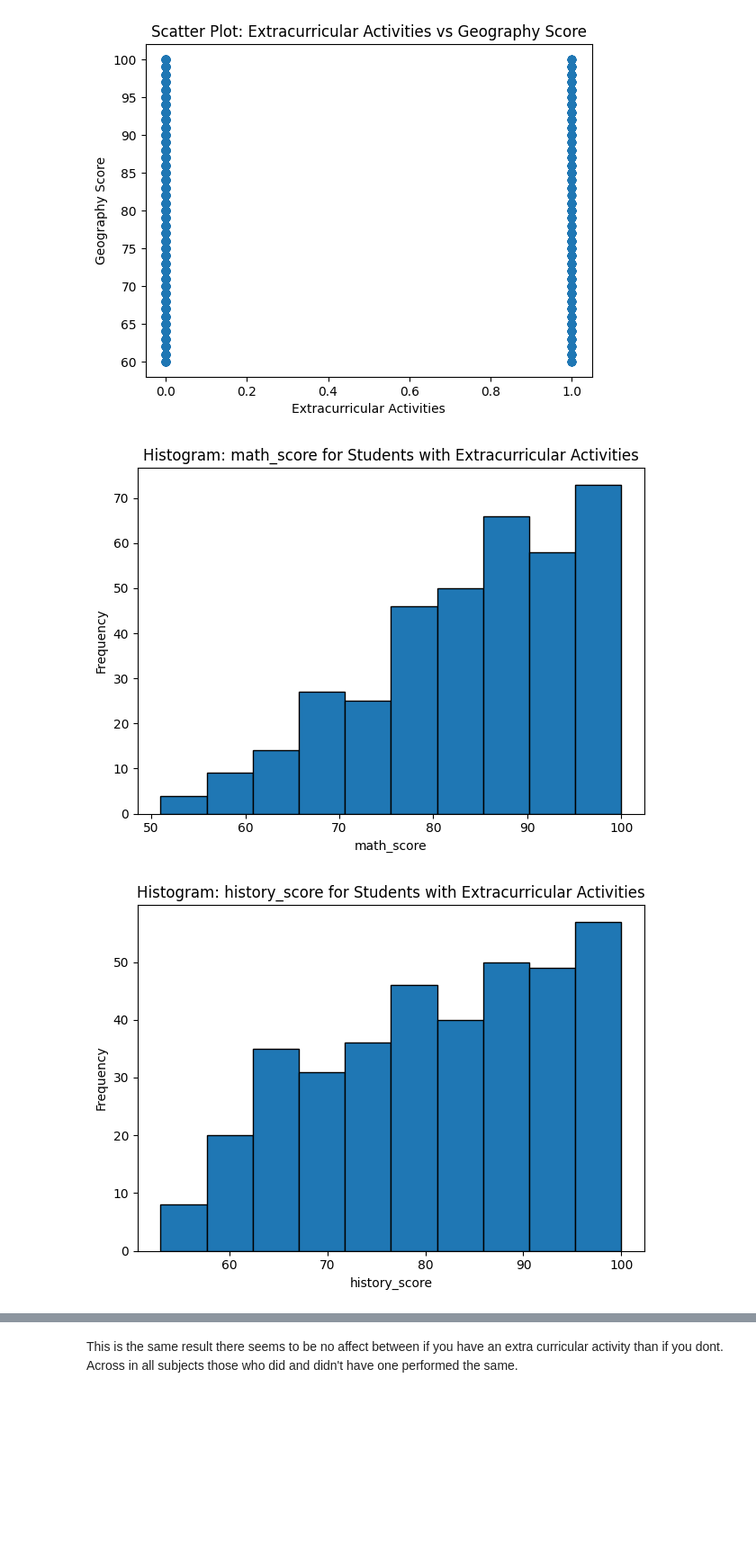
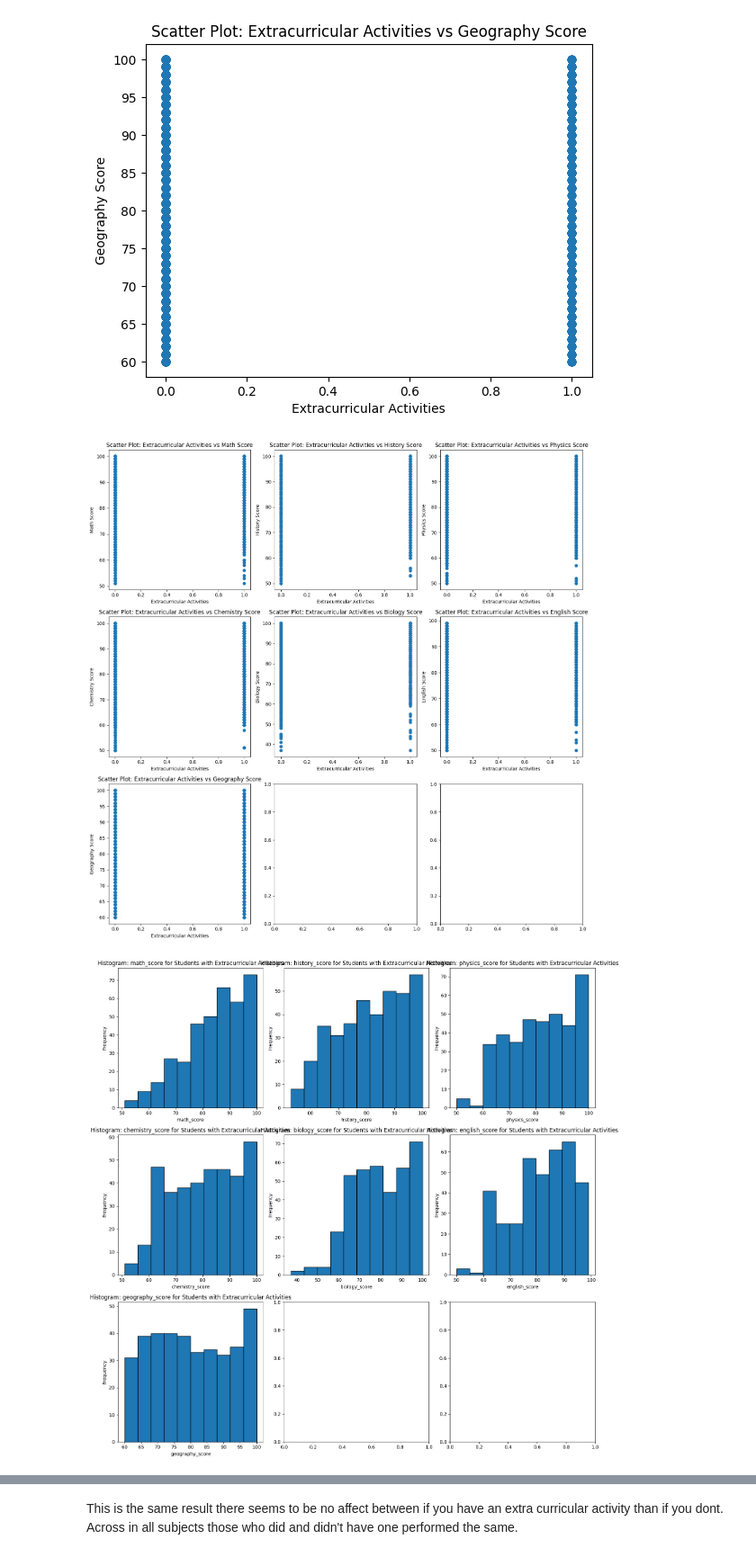
Before and after one commit to shakiralynch1/DVA_CA1, a Jupyter notebook: DVA_CA1.ipynb, the cells around one changed output, grey strips where cells are left out. Shown at 90% size. Drawn from its saved outputs; the diff is of its cells as text; code cells hidden in the pictures; blank space fills up the shorter version.

```diff
--- a/DVA_CA1.ipynb
+++ b/DVA_CA1.ipynb
@@ -341,6 +341,22 @@ Text(0.5, 1.0, 'Distribution of Part-time Job Hours')
 Over 400 students do partake in extra curricular acitivies whereas just under 1600 students do not. Only 1/4 of students partcipate in extra curriclar.
 # %% [markdown]
 From this all I want to be able to see what factors affect students performance the most especially on the subjects where they dont perform as well. This is what will be index will be on
+# %%
+#re initialise the independent variables
+
+part_time_job = df['part_time_job_True'].values
+weekly_self_study_hours = df['weekly_self_study_hours'].values
+missing_days = df['absence_days'].values
+extracurricular_activities = df['extracurricular_activities_True'].values
+# %%
+# re initialise the dependent variables
+math_score = df['math_score'].values
+history_score = df['history_score'].values
+physics_score = df['physics_score'].values
+chemistry_score = df['chemistry_score'].values
+biology_score = df['biology_score'].values
+english_score = df['english_score'].values
+geography_score = df['geography_score'].values
 # %% [markdown]
 <h1> Linear regressions </h1>
 
@@ -726,21 +736,61 @@ plt.show()
 [figure]
 [figure]
 [figure]
+# %%
+import matplotlib.pyplot as plt
+
+# Create subplots
+fig, axes = plt.subplots(nrows=3, ncols=3, figsize=(15, 15))  # Adjust the number of rows and columns as needed
+
+# Scatter plots
+scatter_data = {
+    "Math Score": math_score,
+    "History Score": history_score,
+    "Physics Score": physics_score,
+    "Chemistry Score": chemistry_score,
+    "Biology Score": biology_score,
+    "English Score": english_score,
+    "Geography Score": geography_score
+}
+
+for i, (score_name, score_data) in enumerate(scatter_data.items()):
+    row = i // 3
+    col = i % 3
+    axes[row, col].scatter(extracurricular_activities, score_data)
+    axes[row, col].set_xlabel('Extracurricular Activities')
+    axes[row, col].set_ylabel(score_name)
+    axes[row, col].set_title(f'Scatter Plot: Extracurricular Activities vs {score_name}')
+
+# Adjust layout
+plt.tight_layout()
+
+# Show plot
+plt.show()
+# %% [output]
+[figure, added]
 # %%
 import matplotlib.pyplot as plt
 
 # Filter the dataframe to include only students who partake in extracurricular activities
 extracurricular_students = df[df['extracurricular_activities_True'] == 1]
 
-# Create a histogram for each subject
+# Create subplots
+fig, axes = plt.subplots(nrows=3, ncols=3, figsize=(15, 15))  # Adjust the number of rows and columns as needed
+
+# Create histograms for each subject
 subjects = ['math_score', 'history_score', 'physics_score', 'chemistry_score', 'biology_score', 'english_score', 'geography_score']
-for subject in subjects:
-    plt.hist(extracurricular_students[subject], bins=10, edgecolor='black')
-    plt.xlabel(subject)
-    plt.ylabel('Frequency')
-    plt.title(f'Histogram: {subject} for Students with Extracurricular Activities')
-    plt.tight_layout()
-    plt.show()
+for i, subject in enumerate(subjects):
+    row = i // 3
+    col = i % 3
+    axes[row, col].hist(extracurricular_students[subject], bins=10, edgecolor='black')
+    axes[row, col].set_xlabel(subject)
+    axes[row, col].set_ylabel('Frequency')
+    axes[row, col].set_title(f'Histogram: {subject} for Students with Extracurricular Activities')
+
+# Adjust layout
+plt.tight_layout()
+
+# Show plot
+plt.show()
 # %% [output]
-[figure, old version]
+[figure, new version]
-[figure, removed]
```
Also changed, not shown: parts of 8 cells of this notebook.
